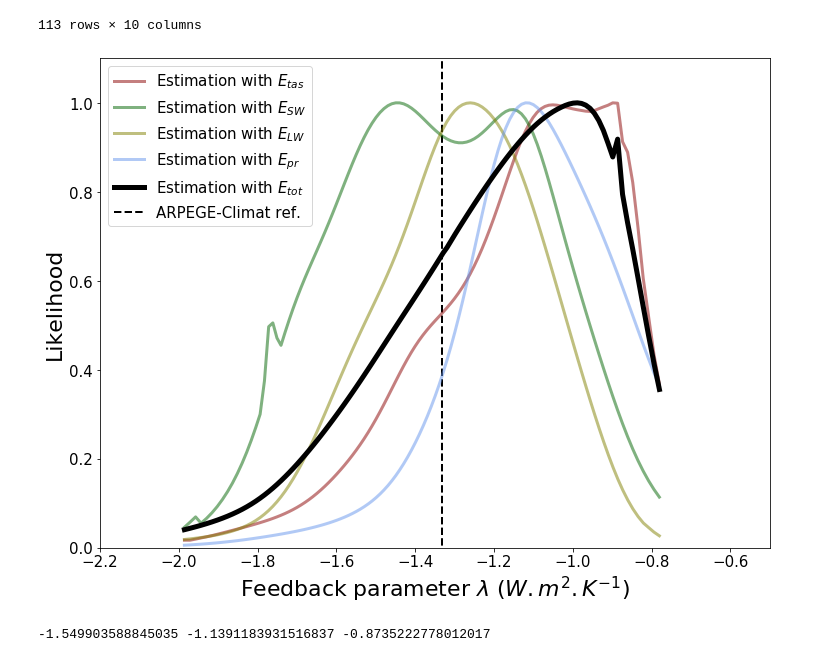
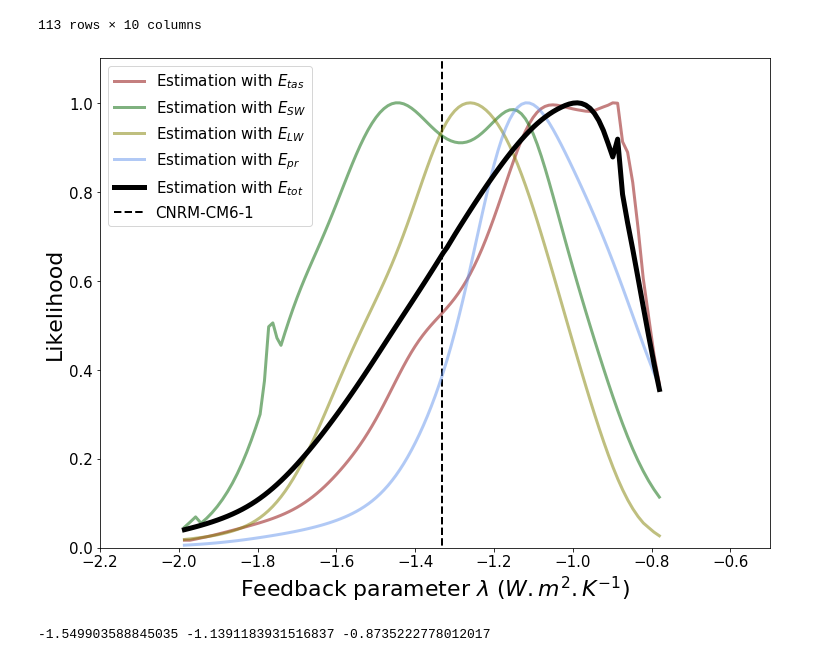
Before and after one commit to speatier/CNRMppe_save, a Jupyter notebook: PPE/PPE_paper_1/MultiLinReg/Final_total.ipynb, the cells around one changed output. Cells and saved outputs as stored; diff of their text form; code cells hidden in the pictures.

```diff
--- a/PPE/PPE_paper_1/MultiLinReg/Final_total.ipynb
+++ b/PPE/PPE_paper_1/MultiLinReg/Final_total.ipynb
@@ -2045,35 +2048,35 @@ plt.vlines(p1_feedbacks,ymin = -1000,ymax = 1000,label='default simulation', col
 #for i in range(1, len(Fdbck_CFMIP), 1) :
 
 #    plt.vlines(Fdbck_CFMIP[i],ymin = -1000,ymax = 1000, colors= color_list[i],  linewidth=1.0,
 #           linestyles='dashed')
 
 
 #'MRI model', 'CAN model', 'MIROC model', 'HadGEM3 model', 'IPSL model','BCC model',
 legend = [ 'Estimation with $E_{tas}$', 'Estimation with $E_{SW}$', 'Estimation with $E_{LW}$',
           'Estimation with $E_{pr}$', 'Estimation with $E_{tot}$',
-                   'ARPEGE-Climat ref.']
+                   'CNRM-CM6-1']
 
 #for i in CFMIP_list :
 #    legend.append(i)
 
 plt.xlabel('Feedback parameter $\lambda$ ($W.m^2.K^{-1}$)', fontsize=22)
 plt.ylabel('Likelihood', fontsize=22)
 plt.legend(legend, fontsize=15)#, bbox_to_anchor=(1.35, 0.35))
 #plt.title('Feedbacks likelihood', fontsize=30)
 ax.tick_params(axis='both', which='major', labelsize=15)
 plt.ylim(0.0,1.1)
 plt.xlim(-2.2,-0.5)
 
 # Enregistrer la figure .....................
 
 plt.savefig("/data/home/globc/peatier/figures/Feedback_likelihood.png",
         orientation='portrait', bbox_inches='tight', pad_inches=0.1)
 
 # Show la figure .................
 # now compute integral cutting right limit down by one
 # with each iteration, stop as soon as we hit percplt.show()
 # %% [output]
-[figure, old version]
+[figure, new version]
 # %%
 # now compute integral cutting right limit down by one
 # with each iteration, stop as soon as we hit perc
```
Also changed, not shown: parts of 4 cells of this notebook, 5 other files.
